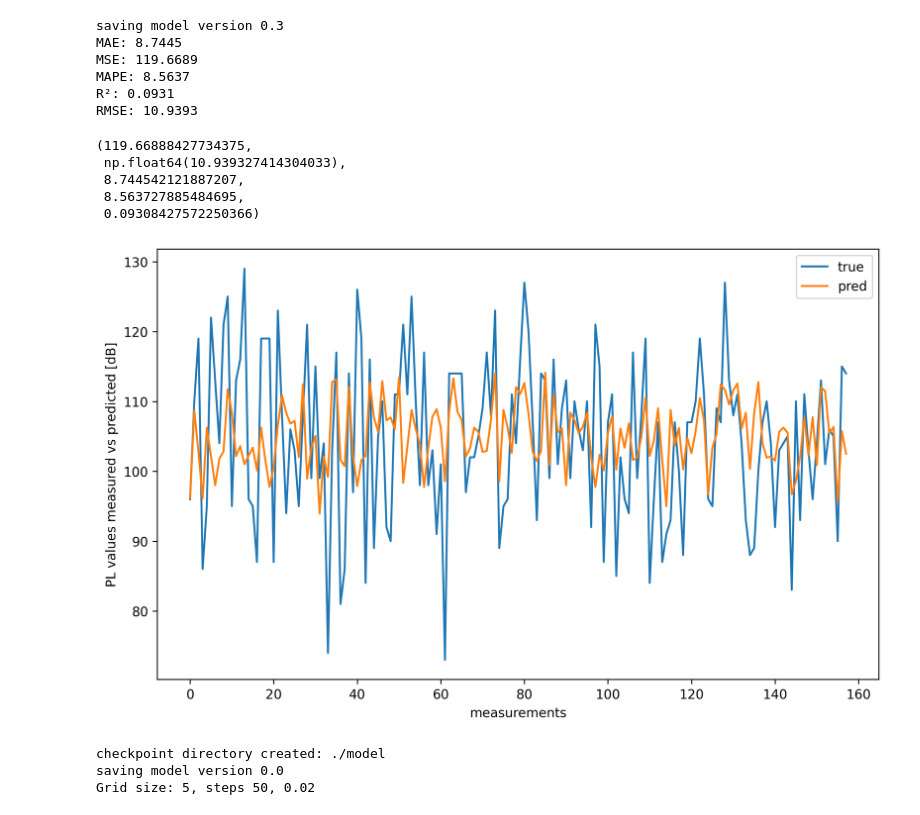
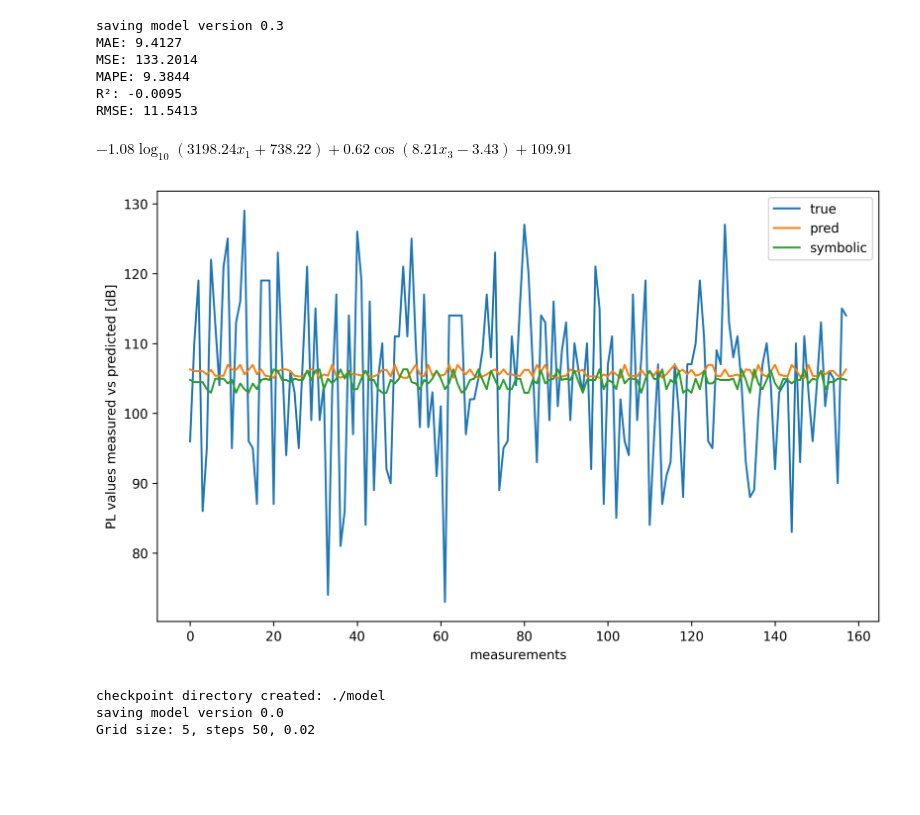
Before and after one commit to sensorlab/AutoPL, a Jupyter notebook: EmpiricalOutdoor.ipynb, the cells around one changed output. Cells and saved outputs as stored; diff of their text form; code cells hidden in the pictures; blank space fills up the shorter version.

```diff
--- a/EmpiricalOutdoor.ipynb
+++ b/EmpiricalOutdoor.ipynb
@@ -14,7 +14,7 @@ device = torch.device('cuda' if torch.cuda.is_available() else 'cpu')
 print(device)
 
 
-def eval_kan(model_kan, test_data):
+def eval_kan(model_kan, f, test_data):
     y_true = test_data['test_label']
     with torch.no_grad():
         y_pred = model_kan(test_data['test_input'])
@@ -26,7 +26,12 @@ def eval_kan(model_kan, test_data):
     # Plot the training and test losses.
     plt.plot(time, y_true)
     plt.plot(time, y_pred)
-    plt.legend(['true', 'pred'])
+    if f is not nan:
+        y_symbolic = f(test_data['test_input'])
+        plt.plot(time, y_symbolic)
+        plt.legend(['true', 'pred', 'symbolic'])
+    else:
+        plt.legend(['true', 'pred'])
     plt.ylabel('PL values measured vs predicted [dB]')
     plt.xlabel('measurements')
 
@@ -103,16 +108,17 @@ dataset['test_label'] = test_label
 model = KAN(width=[3,1], grid=50, k=3, seed=42, device=device)
 
 # this is the learnt KAN model (splines + edge weights)
-model.fit(dataset, opt="LBFGS", steps=300, lamb=0.0002, lamb_entropy=2.);
+model.fit(dataset, opt="LBFGS", steps=100, lamb=0.02, lamb_entropy=2.);
 
-eval_kan(model, dataset)
+eval_kan(model, nan, dataset)
 model.plot()
 
 # this is the symbolic approximation of the learnt splines with interpretable mathematical functions
-lib = ['x', 'log', 'sqrt', 'abs']
-model.auto_symbolic(lib=lib)
+add_symbolic('log10', torch.log10)
+model.auto_symbolic()
 
-ex_round(model.symbolic_formula()[0][0], 3)
+#print the symbolic formula
+ex_round(model.symbolic_formula()[0][0], 2)
 # %% [output]
 cpu
 checkpoint directory created: ./model
@@ -132,0 +139,3 @@ $\displaystyle 0.119 x_{2} - 2.975 x_{3} - 0.387 \log{\left(9.67 - 3.189 x_{1} \
+# %%
+f = lambda x: -2.34 * torch.log10(7.68 - 2.16 * x[:, 0]) + 0.99 * torch.cos(8.71 * x[:, 2] - 3.47) + 105.74
+eval_kan(model, f, dataset)
@@ -133,21 +154,21 @@ $\displaystyle 0.119 x_{2} - 2.975 x_{3} - 0.387 \log{\left(9.67 - 3.189 x_{1} \
 # %%
+
 # we re-train the KAN architecture with the explainable symbolic approximation as the weights on thee edges
 # change compared to the model with splines
-model.fit(dataset, opt="LBFGS", steps=100, lamb=0.0002, lamb_entropy=2.);
-eval_kan(model, dataset)
+model.fit(dataset, opt="LBFGS", steps=100, lamb=0.02, lamb_entropy=2.);
+eval_kan(model, f, dataset)
+
+#print the symbolic formula
+ex_round(model.symbolic_formula()[0][0], 2)
 # %% [output]
 saving model version 0.3
-MAE: 8.7445
-MSE: 119.6689
-MAPE: 8.5637
-R²: 0.0931
-RMSE: 10.9393
+MAE: 9.4127
+MSE: 133.2014
+MAPE: 9.3844
+R²: -0.0095
+RMSE: 11.5413
-(119.66888427734375,
- np.float64(10.939327414304033),
- 8.744542121887207,
- 8.563727885484695,
- 0.09308427572250366)
+$\displaystyle - 1.08 \operatorname{log}_{10}{\left(3198.24 x_{1} + 738.22 \right)} + 0.62 \cos{\left(8.21 x_{3} - 3.43 \right)} + 109.91$
-[figure, old version]
+[figure, new version]
 # %%
 import matplotlib as mpl
 mpl.rcParams['figure.figsize'] = (10, 6)
```
Also changed, not shown: parts of 3 cells of this notebook, 6 other files.
